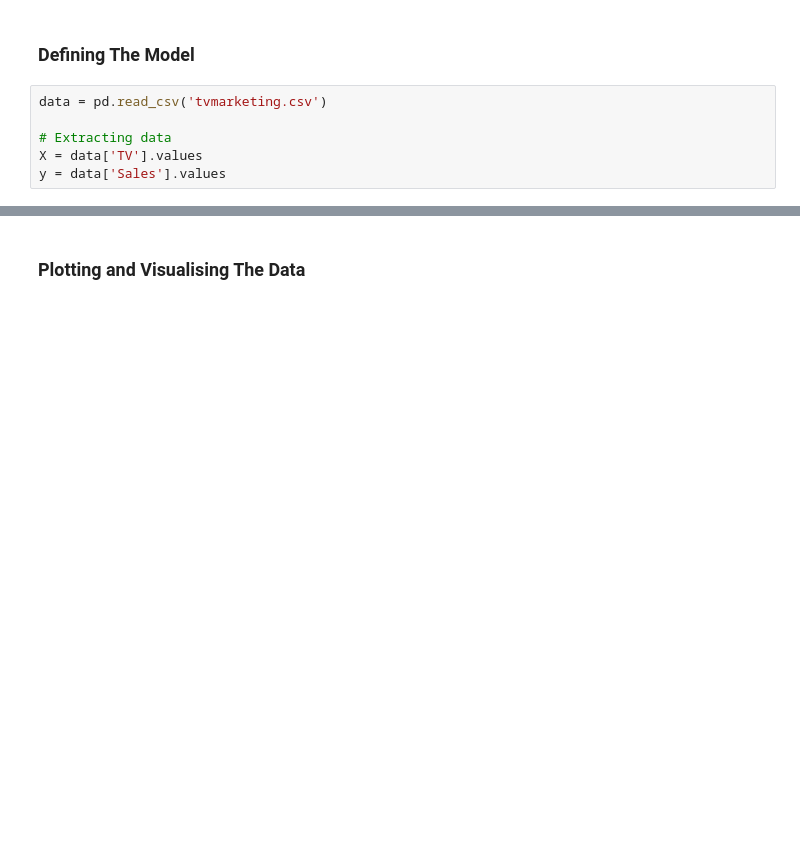
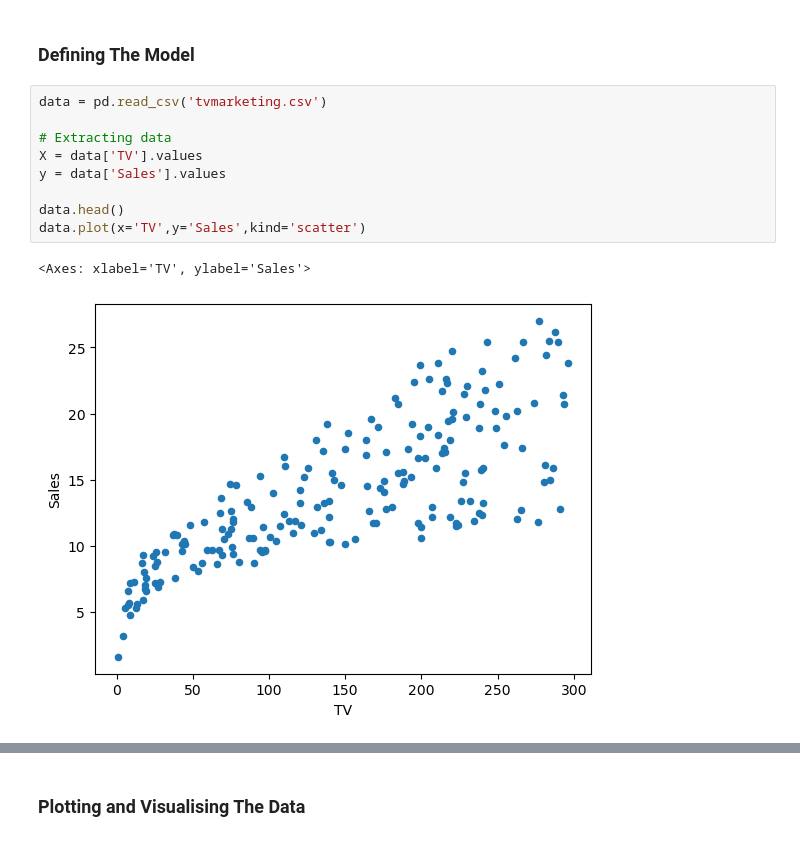
Before and after one commit to AhmadHassan71/statistical-modeling-using-pymc3, a Jupyter notebook: Workshops/Workshop6/Workshop6b.ipynb, the cells around one changed output, grey strips where cells are left out. Saved outputs shown, nothing was run; the diff lists cells and outputs as text; blank space fills up the shorter version.

```diff
--- a/Workshops/Workshop6/Workshop6b.ipynb
+++ b/Workshops/Workshop6/Workshop6b.ipynb
@@ -12,9 +12,15 @@ import pandas as pd
 # %%
 data = pd.read_csv('tvmarketing.csv')
 
 # Extracting data
 X = data['TV'].values
 y = data['Sales'].values
+
+data.head()
+data.plot(x='TV',y='Sales',kind='scatter')
+# %% [output]
+<Axes: xlabel='TV', ylabel='Sales'>
+[figure, added]
 # %%
 with pm.Model() as model:
     rho = pm.Uniform('rho', lower=-1, upper=1)
```
Also changed, not shown: parts of 2 cells of this notebook.
